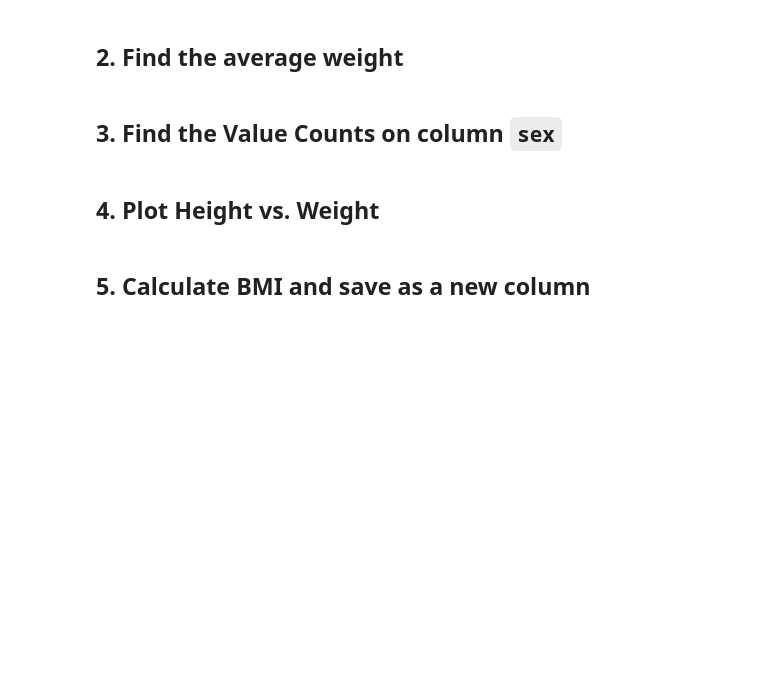
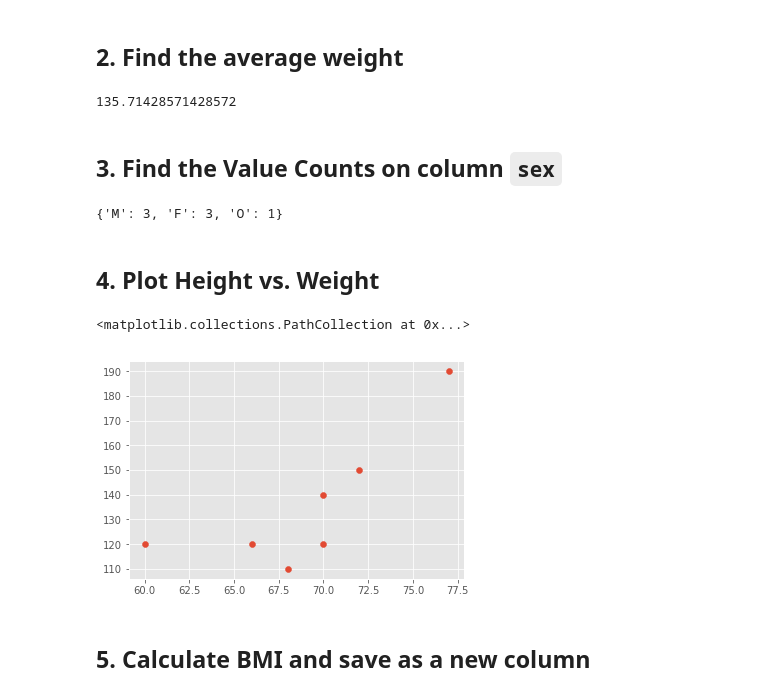
Before and after one commit to peoplecure/aap, a Jupyter notebook: 2-Copy1.ipynb, the cells around one changed output. Cells and saved outputs as stored; diff of their text form; code cells hidden in the pictures; blank space fills up the shorter version.

```diff
--- a/2-Copy1.ipynb
+++ b/2-Copy1.ipynb
@@ -88,3 +177,7 @@ weights = [88, 83, 92, 74, 77]
 # Pandas
 # %% [markdown]
 ## 1. Read in a CSV () and display all the columns and their respective data types
+# %%
+pd.read_csv("hw_data.csv")
+health = pd.read_csv("hw_data.csv")
+health
@@ -91,8 +193,21 @@ weights = [88, 83, 92, 74, 77]
 # %% [markdown]
 ## 2. Find the average weight
+# %%
+np.average(health['weight'])
+# %% [output]
+135.71428571428572
 # %% [markdown]
 ## 3. Find the Value Counts on column `sex`
+# %%
+counts(health['sex'])
+# %% [output]
+{'M': 3, 'F': 3, 'O': 1}
 # %% [markdown]
 ## 4. Plot Height vs. Weight
+# %%
+plt.scatter(health['height'], health['weight'])
+# %% [output]
+<matplotlib.collections.PathCollection at 0x...>
+[figure, added]
 # %% [markdown]
 ## 5. Calculate BMI and save as a new column
```
Also changed, not shown: parts of 17 cells of this notebook.
